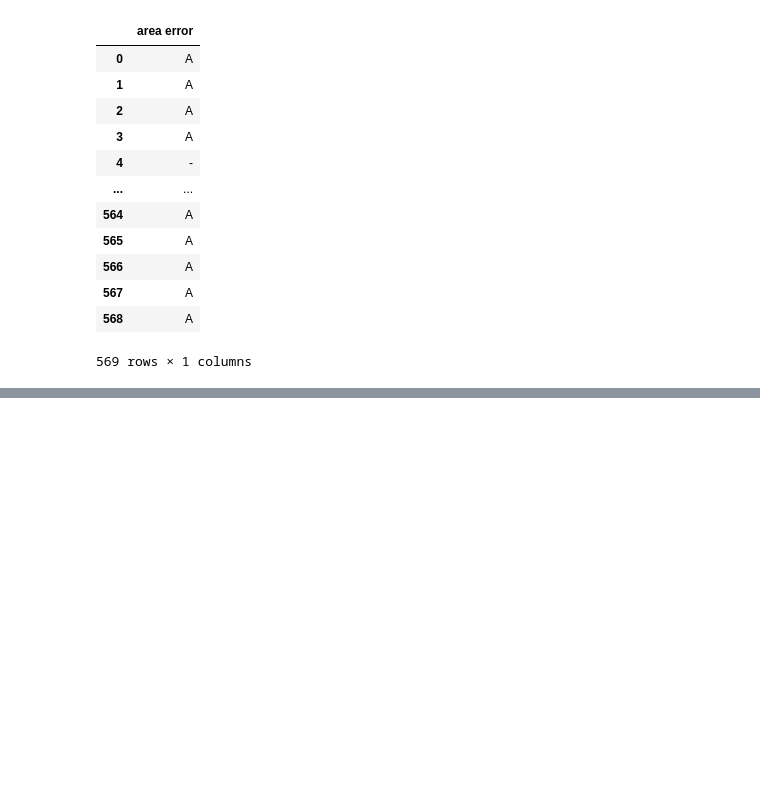
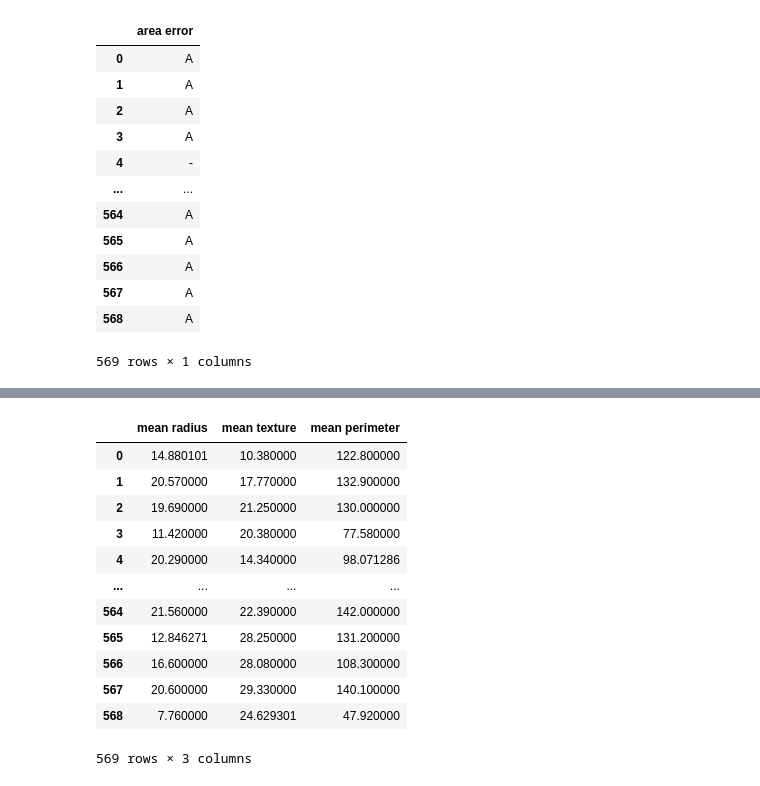
Before and after one commit to CHERUGAD/Machine_learning, a Jupyter notebook: datacleaning.ipynb, the cells around one changed output, grey strips where cells are left out. Saved outputs shown, nothing was run; the diff lists cells and outputs as text; code cells hidden in the pictures; blank space fills up the shorter version.

```diff
--- a/datacleaning.ipynb
+++ b/datacleaning.ipynb
@@ -273,0 +331,19 @@ df4
+# %%
+cleaner = KNNImputer(n_neighbors=5, weights='distance')
+cleaner.fit(x)
+df5 = pd.DataFrame(cleaner.transform(x), columns=x.columns)
+df5
+# %% [output]
+|  | mean radius | mean texture | mean perimeter |
+| 0 | 14.880101 | 10.380000 | 122.800000 |
+| 1 | 20.570000 | 17.770000 | 132.900000 |
+| 2 | 19.690000 | 21.250000 | 130.000000 |
+| 3 | 11.420000 | 20.380000 | 77.580000 |
+| 4 | 20.290000 | 14.340000 | 98.071286 |
+| ... | ... | ... | ... |
+| 564 | 21.560000 | 22.390000 | 142.000000 |
+| 565 | 12.846271 | 28.250000 | 131.200000 |
+| 566 | 16.600000 | 28.080000 | 108.300000 |
+| 567 | 20.600000 | 29.330000 | 140.100000 |
+| 568 | 7.760000 | 24.629301 | 47.920000 |
+569 rows × 3 columns
```
Also changed, not shown: parts of 7 cells of this notebook.
